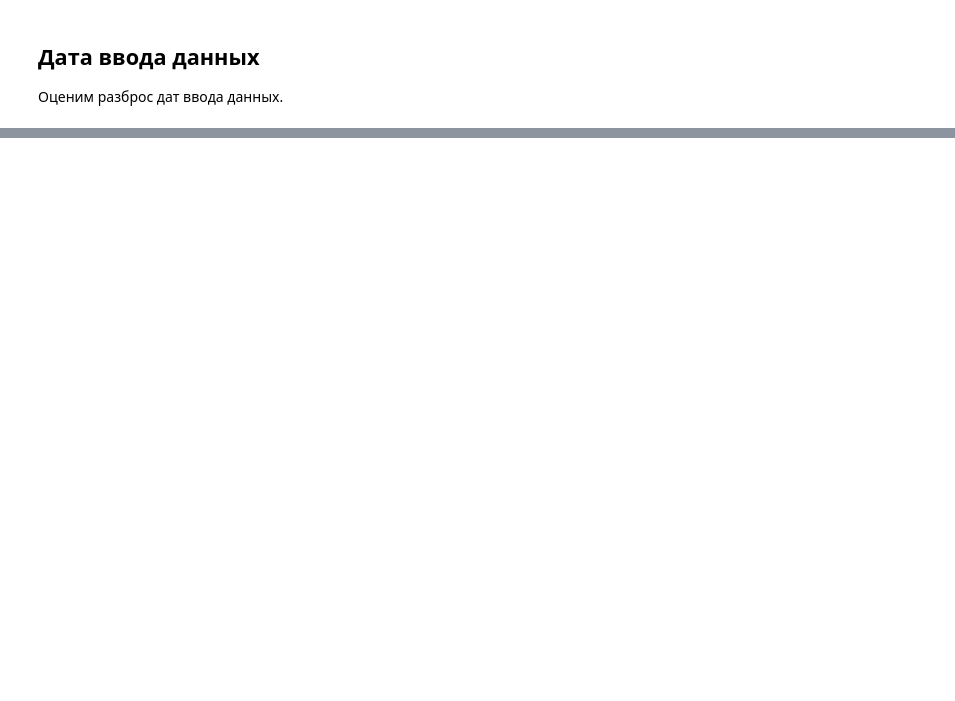
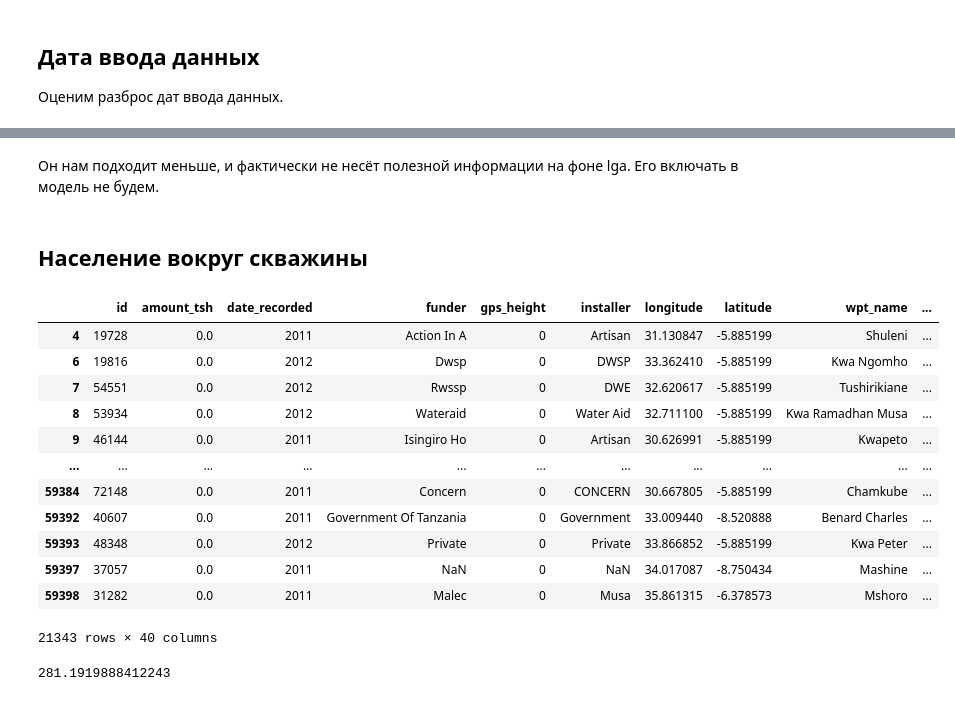
Before and after one commit to jzx81/MyContests, a Jupyter notebook: MyContest.ipynb, the cells around one changed output, grey strips where cells are left out. Drawn from its saved outputs; the diff is of its cells as text; code cells hidden in the pictures; blank space fills up the shorter version.

```diff
--- a/MyContest.ipynb
+++ b/MyContest.ipynb
@@ -592,0 +846,3 @@ mean
+# %%
+val = TrainingX['region'].value_counts()
+val
@@ -592,0 +867,7 @@ mean
+# %%
+for i in range(0, len(val)):
+    val[i] = i
+
+for ii in range(0, len(val)):
+    TrainingX['region'].replace(to_replace = val.keys()[ii], value = ii, inplace = True)
+    TestX['region'].replace(to_replace = val.keys()[ii], value = ii, inplace = True)
@@ -592,0 +910,5 @@ mean
+# %%
+val = TrainingX['lga'].value_counts()
+val1 = TestX['lga'].value_counts()
+val = val.append(val1)
+val
@@ -592,0 +928,7 @@ mean
+# %%
+for i in range(0, len(val)):
+    val[i] = i
+
+for ii in range(0, len(val)):
+    TrainingX['lga'].replace(to_replace = val.keys()[ii], value = ii, inplace = True)
+    TestX['lga'].replace(to_replace = val.keys()[ii], value = ii, inplace = True)
@@ -592,0 +968,29 @@ mean
+# %% [markdown]
+Он нам подходит меньше, и фактически не несёт полезной информации на фоне lga. Его включать в модель не будем.
+# %% [markdown]
+## Население вокруг скважины
+# %%
+val = TrainingX.loc[TrainingX['population'] == 0]
+val
+
+# возможно исключим для теста
+# %% [output]
+|  | id | amount_tsh | date_recorded | funder | gps_height | installer | longitude | latitude | wpt_name | ... |
+| 4 | 19728 | 0.0 | 2011 | Action In A | 0 | Artisan | 31.130847 | -5.885199 | Shuleni | ... |
+| 6 | 19816 | 0.0 | 2012 | Dwsp | 0 | DWSP | 33.362410 | -5.885199 | Kwa Ngomho | ... |
+| 7 | 54551 | 0.0 | 2012 | Rwssp | 0 | DWE | 32.620617 | -5.885199 | Tushirikiane | ... |
+| 8 | 53934 | 0.0 | 2012 | Wateraid | 0 | Water Aid | 32.711100 | -5.885199 | Kwa Ramadhan Musa | ... |
+| 9 | 46144 | 0.0 | 2011 | Isingiro Ho | 0 | Artisan | 30.626991 | -5.885199 | Kwapeto | ... |
+| ... | ... | ... | ... | ... | ... | ... | ... | ... | ... | ... |
+| 59384 | 72148 | 0.0 | 2011 | Concern | 0 | CONCERN | 30.667805 | -5.885199 | Chamkube | ... |
+| 59392 | 40607 | 0.0 | 2011 | Government Of Tanzania | 0 | Government | 33.009440 | -8.520888 | Benard Charles | ... |
+| 59393 | 48348 | 0.0 | 2012 | Private | 0 | Private | 33.866852 | -5.885199 | Kwa Peter | ... |
+| 59397 | 37057 | 0.0 | 2011 | NaN | 0 | NaN | 34.017087 | -8.750434 | Mashine | ... |
+| 59398 | 31282 | 0.0 | 2011 | Malec | 0 | Musa | 35.861315 | -6.378573 | Mshoro | ... |
+21343 rows × 40 columns
+# %%
+meanX = TrainingX[TrainingX['population'] != 0]
+mean = meanX['population'].mean()
+mean
+# %% [output]
+281.1919888412243
```
Also changed, not shown: parts of 179 cells of this notebook.
